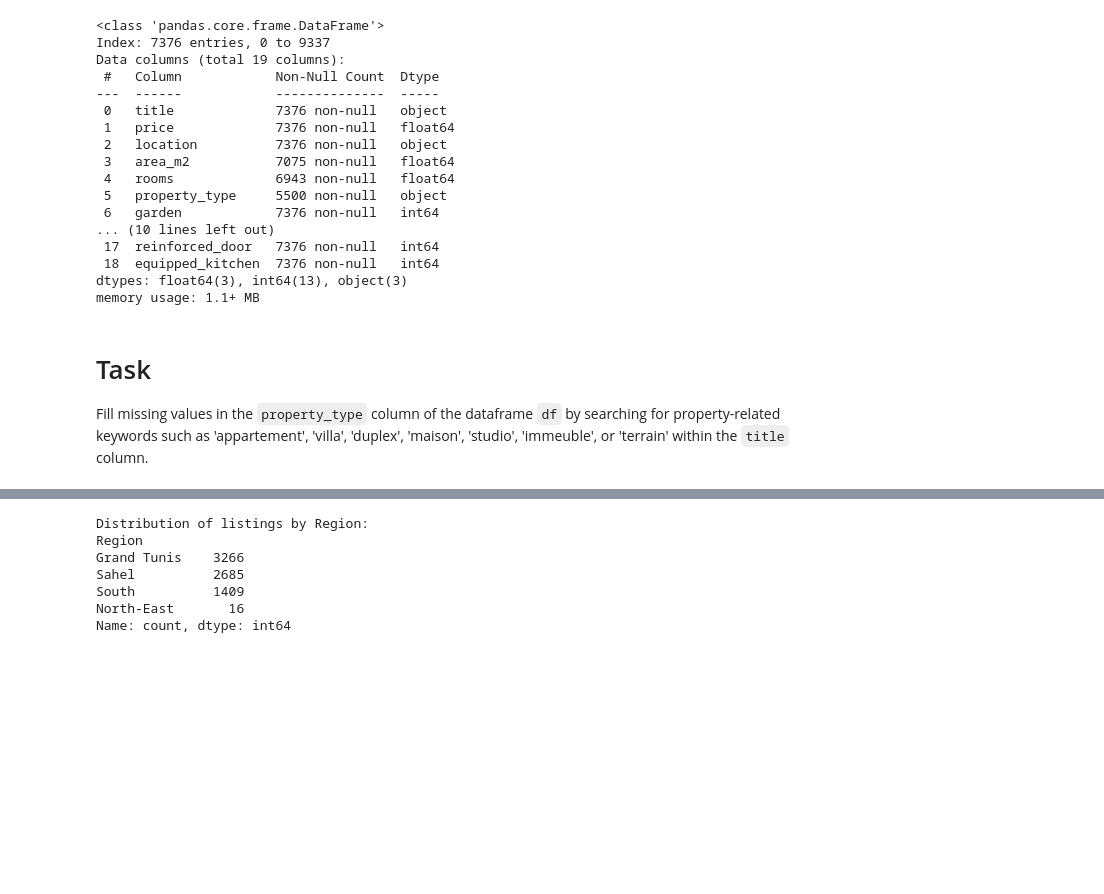
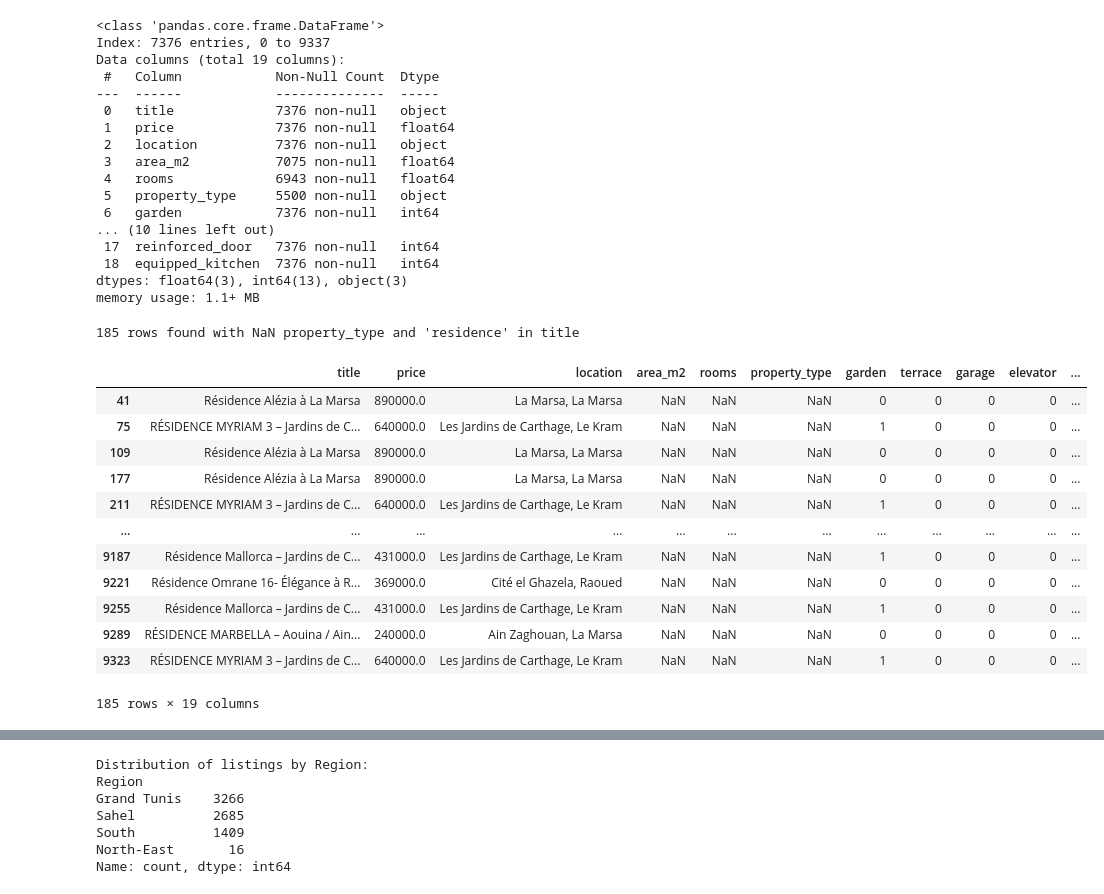
Before and after one commit to papi386/housing_project, a Jupyter notebook: cleaning/preprocessing.ipynb, the cells around one changed output, grey strips where cells are left out. Saved outputs shown, nothing was run; the diff lists cells and outputs as text; code cells hidden in the pictures; blank space fills up the shorter version.

```diff
--- a/cleaning/preprocessing.ipynb
+++ b/cleaning/preprocessing.ipynb
@@ -4,7 +4,7 @@ import numpy as np
 import matplotlib.pyplot as plt
 import seaborn as sns
 # %%
-df=pd.read_csv("mubawab_1_to_275.csv")
+df=pd.read_csv(r"C:\Users\MSI\housing_proj\data\raw\mubawab_1_to_275.csv")
 # %%
 df
 # %% [output]
@@ -234,6 +232,26 @@ Data columns (total 19 columns):
  18  equipped_kitchen  7376 non-null   int64
 dtypes: float64(3), int64(13), object(3)
 memory usage: 1.1+ MB
-# %% [markdown]
-# Task
-Fill missing values in the `property_type` column of the dataframe `df` by searching for property-related keywords such as 'appartement', 'villa', 'duplex', 'maison', 'studio', 'immeuble', or 'terrain' within the `title` column.
+# %%
+import re
+
+pattern = r'(?i)\br[eé]sidence\b'
+mask_residence = df['property_type'].isna() & df['title'].str.contains(pattern, na=False) & df['rooms'].isna()
+
+print(mask_residence.sum(), "rows found with NaN property_type and 'residence' in title")
+display(df.loc[mask_residence])
+# %% [output]
+185 rows found with NaN property_type and 'residence' in title
+|  | title | price | location | area_m2 | rooms | property_type | garden | terrace | garage | elevator | ... |
+| 41 | Résidence Alézia à La Marsa | 890000.0 | La Marsa, La Marsa | NaN | NaN | NaN | 0 | 0 | 0 | 0 | ... |
+| 75 | RÉSIDENCE MYRIAM 3 – Jardins de C... | 640000.0 | Les Jardins de Carthage, Le Kram | NaN | NaN | NaN | 1 | 0 | 0 | 0 | ... |
+| 109 | Résidence Alézia à La Marsa | 890000.0 | La Marsa, La Marsa | NaN | NaN | NaN | 0 | 0 | 0 | 0 | ... |
+| 177 | Résidence Alézia à La Marsa | 890000.0 | La Marsa, La Marsa | NaN | NaN | NaN | 0 | 0 | 0 | 0 | ... |
+| 211 | RÉSIDENCE MYRIAM 3 – Jardins de C... | 640000.0 | Les Jardins de Carthage, Le Kram | NaN | NaN | NaN | 1 | 0 | 0 | 0 | ... |
+| ... | ... | ... | ... | ... | ... | ... | ... | ... | ... | ... | ... |
+| 9187 | Résidence Mallorca – Jardins de C... | 431000.0 | Les Jardins de Carthage, Le Kram | NaN | NaN | NaN | 1 | 0 | 0 | 0 | ... |
+| 9221 | Résidence Omrane 16- Élégance à R... | 369000.0 | Cité el Ghazela, Raoued | NaN | NaN | NaN | 0 | 0 | 0 | 0 | ... |
+| 9255 | Résidence Mallorca – Jardins de C... | 431000.0 | Les Jardins de Carthage, Le Kram | NaN | NaN | NaN | 1 | 0 | 0 | 0 | ... |
+| 9289 | RÉSIDENCE MARBELLA – Aouina / Ain... | 240000.0 | Ain Zaghouan, La Marsa | NaN | NaN | NaN | 0 | 0 | 0 | 0 | ... |
+| 9323 | RÉSIDENCE MYRIAM 3 – Jardins de C... | 640000.0 | Les Jardins de Carthage, Le Kram | NaN | NaN | NaN | 1 | 0 | 0 | 0 | ... |
+185 rows × 19 columns
```
Also changed, not shown: parts of 21 cells of this notebook, 4 other files.
